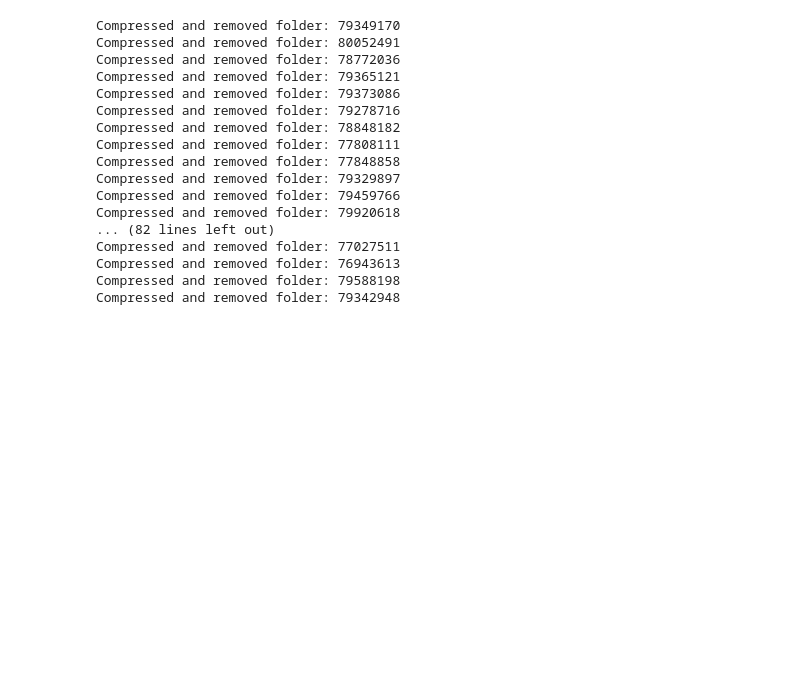
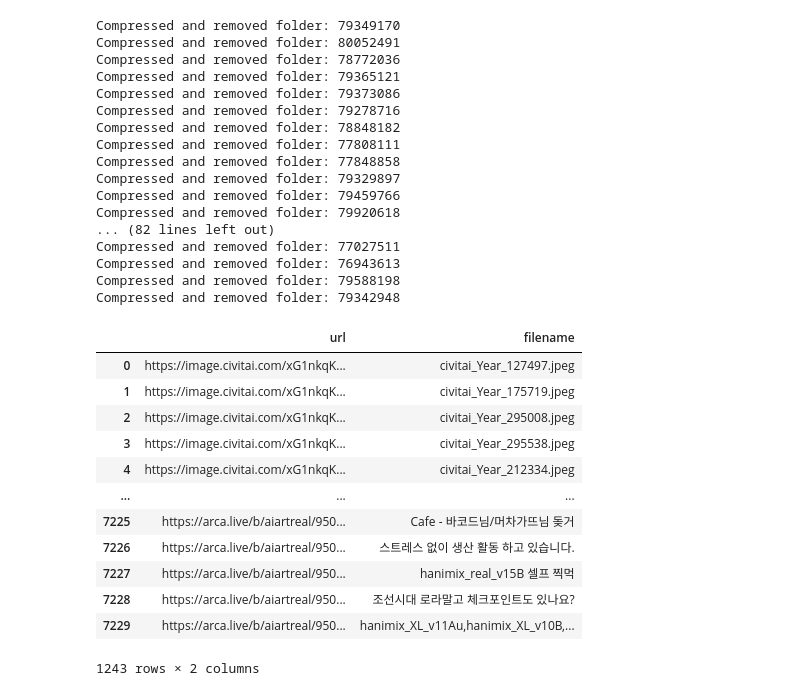
Before and after one commit to f4cyw/crawling, a Jupyter notebook: arca_handling_all_in_one.ipynb, the cells around one changed output. Saved outputs shown, nothing was run; the diff lists cells and outputs as text; code cells hidden in the pictures; blank space fills up the shorter version.

Commit message:
1227 path issu e of csv

```diff
--- a/arca_handling_all_in_one.ipynb
+++ b/arca_handling_all_in_one.ipynb
@@ -48,8 +48,10 @@ def combine_csv_files_remove_duplicates(directory_path):
     for file in os.listdir(directory_path):
         if file.endswith('.csv'):
             os.remove(os.path.join(directory_path, file))
+    csv_file = os.path.join(directory_path, "url_data.csv")
 
-    combined_df.to_csv(f"url_data.csv", index=False)
+
+    combined_df.to_csv(csv_file, index=False)
 
     # Remove duplicates
     combined_df.drop_duplicates(inplace=True)
@@ -266,6 +268,7 @@ def download_images_from_links(driver, post_url, download_path, title):
             if image_url and image_url.endswith('orig'):
                 clean_url = image_url.split('?')[0]
                 file_extension = get_file_extension(clean_url)
+                title = title.replace("/", "_")
                 file_name = title + '_' + str(links.index(link))
                 file_path = os.path.join(download_path, f"{file_name}.{file_extension}")
 
@@ -287,7 +290,6 @@ def download_images_from_links(driver, post_url, download_path, title):
 
 
 def compress_images_to_zip(download_path, post_href, post_user):
-#     print(post_href)
     post_id = re.search(r'\d+', post_href).group()
     zip_filename = os.path.join(download_path, f"{post_id}_{post_user}.zip")
 
@@ -313,24 +315,30 @@ def compress_images_to_zip(download_path, post_href, post_user):
         return False  # 오류 발생시 실패로 간주
 
 def process_images(driver, post_list, download_path):
-    duplicate_url = combine_csv_files_remove_duplicates('.')
+    script_dir = '/Users/jonathanoh/Desktop/script/crawling'
+    duplicate_url = combine_csv_files_remove_duplicates(script_dir)
 
     failed_posts = []
     i = 1
     total = len(post_list)
     success_url = []
-    old_urls = duplicate_url.loc[:, 'url'].to_list()
+    old_urlsx = duplicate_url.loc[:, 'url'].to_list()
+    old_urls = []
+    for x in old_urlsx :
+        old_urls.append(x.split('?')[0])
+
     for href, title, user in post_list:
         if title != "제목을 찾을 수 없음":
-            if not href in old_urls :
-                print(f"Processing: {total} 중 {i}  {title}  _  {user}")
+            if not href.split('?')[0] in old_urls :
+                mm = href.split('?')[0].split('/')[-1]
+                print(f"Processing: {total} 중 {i} {mm}__{title}  _  {user}")
                 success = download_images_from_links(driver, href, download_path, title)
                 is_successful_zip = compress_images_to_zip(download_path, href, user)
                 if not is_successful_zip or not success:
                     failed_posts.append((href,title,user))
                     print(f"failed : {href}")
                 else :
-                    success_url.append([href, title])
+                    success_url.append([href.split('?')[0], title])
             else:
                 print(f"중복 : {title}")
         i=i+1
@@ -490,0 +471,28 @@ df = combine_csv_files_remove_duplicates('.')
+# %%
+temp = []
+for url, title, user in list :
+    temp.append([url, title])
+df = pd.DataFrame(temp)
+df.columns=['url', 'filename']
+script_dir = '/Users/jonathanoh/Desktop/script/crawling'
+csv_fail_fiile = os.path.join(script_dir, 'fail_list.csv')
+df.to_csv(csv_fail_fiile, index=False)
+df = combine_csv_files_remove_duplicates(script_dir)
+# %%
+df = combine_csv_files_remove_duplicates(script_dir)
+# %%
+df
+# %% [output]
+|  | url | filename |
+| 0 | https://image.civitai.com/xG1nkqK... | civitai_Year_127497.jpeg |
+| 1 | https://image.civitai.com/xG1nkqK... | civitai_Year_175719.jpeg |
+| 2 | https://image.civitai.com/xG1nkqK... | civitai_Year_295008.jpeg |
+| 3 | https://image.civitai.com/xG1nkqK... | civitai_Year_295538.jpeg |
+| 4 | https://image.civitai.com/xG1nkqK... | civitai_Year_212334.jpeg |
+| ... | ... | ... |
+| 7225 | https://arca.live/b/aiartreal/950... | Cafe - 바코드님/머차가뜨님 돚거 |
+| 7226 | https://arca.live/b/aiartreal/950... | 스트레스 없이 생산 활동 하고 있습니다. |
+| 7227 | https://arca.live/b/aiartreal/950... | hanimix_real_v15B 셀프 찍먹 |
+| 7228 | https://arca.live/b/aiartreal/950... | 조선시대 로라말고 체크포인트도 있나요? |
+| 7229 | https://arca.live/b/aiartreal/950... | hanimix_XL_v11Au,hanimix_XL_v10B,... |
+1243 rows × 2 columns
```
Also changed, not shown: parts of 11 cells of this notebook, 7 other files.
